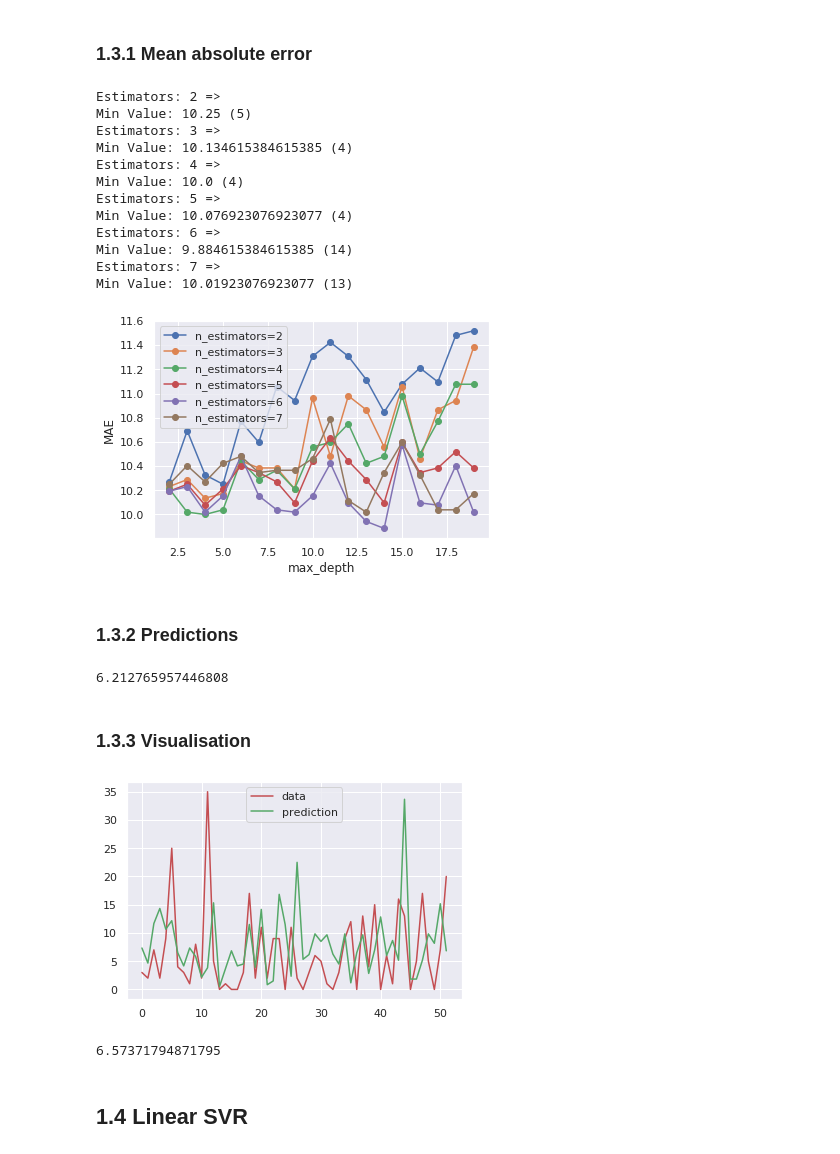
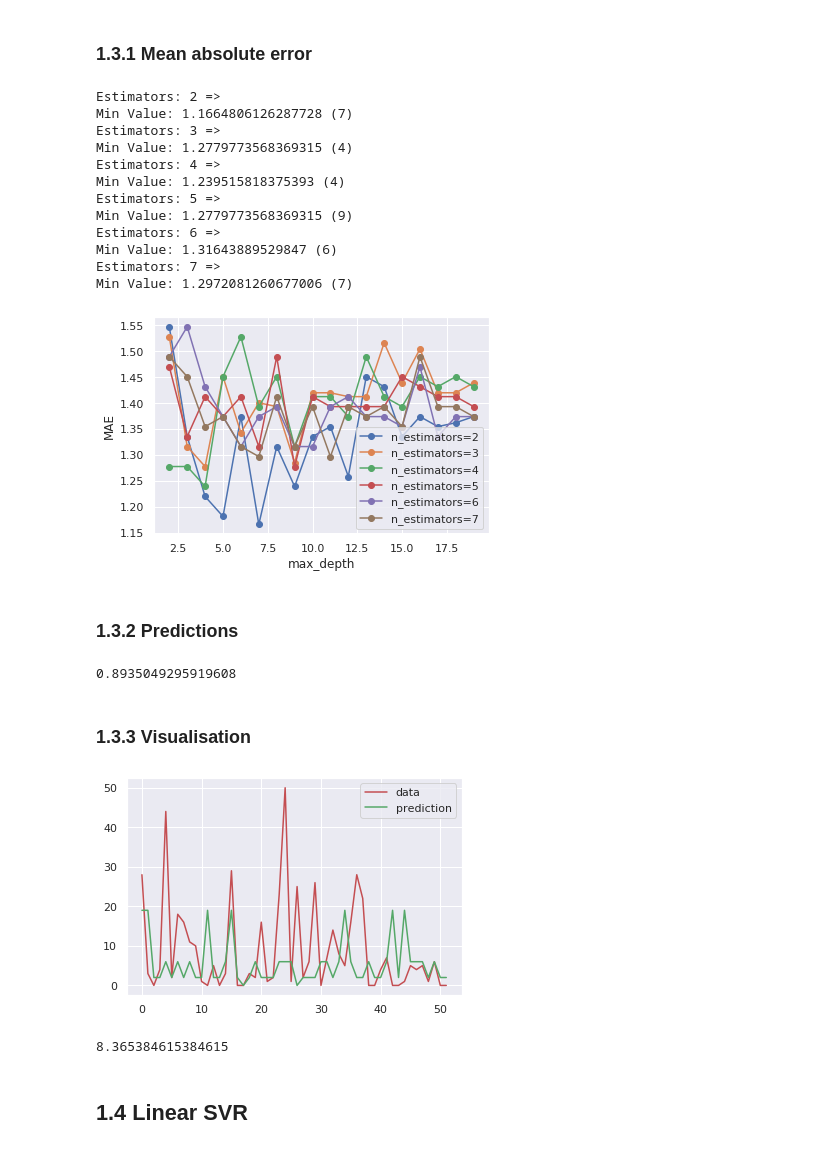
Before and after one commit to GummyBearStudioTeam/ESI_MLTechniques, a Jupyter notebook: Milestone2_Supervised.ipynb, the cells around one changed output. Drawn from its saved outputs; the diff is of its cells as text; code cells hidden in the pictures.

```diff
--- a/Milestone2_Supervised.ipynb
+++ b/Milestone2_Supervised.ipynb
@@ -207,7 +207,7 @@ class LogShift:
 
     @staticmethod
     def original(arr):
-        return np.rint(np.e ** np.log(arr + 1) - 1)
+        return np.rint(np.e ** arr - 1)
 # %%
 y_['normal'] = LogShift.normal(y_.values)
 # %%
@@ -484,6 +471,6 @@ Min Value: 9.557692307692308 (5)
 # %% [markdown]
 ### 1.2.2 Predictions
 # %%
-dt = DecisionTreeRegressor(max_depth=5)
+dt = DecisionTreeRegressor(max_depth=2)
 fit_regressor(dt, X_train, y_train)
 # %% [output]
@@ -511,34 +498,34 @@ for n in range(2, max_estimators):
 plt.show()
 # %% [output]
 Estimators: 2 =>
-Min Value: 10.25 (5)
+Min Value: 1.1664806126287728 (7)
 Estimators: 3 =>
-Min Value: 10.134615384615385 (4)
+Min Value: 1.2779773568369315 (4)
 Estimators: 4 =>
-Min Value: 10.0 (4)
+Min Value: 1.239515818375393 (4)
 Estimators: 5 =>
-Min Value: 10.076923076923077 (4)
+Min Value: 1.2779773568369315 (9)
 Estimators: 6 =>
-Min Value: 9.884615384615385 (14)
+Min Value: 1.31643889529847 (6)
 Estimators: 7 =>
-Min Value: 10.01923076923077 (13)
+Min Value: 1.2972081260677006 (7)
-[figure, old version]
+[figure, new version]
 # %% [markdown]
 ### 1.3.2 Predictions
 # %%
-rf = RandomForestRegressor(n_estimators=6, max_depth=14, criterion='mae', random_state=0)
+rf = RandomForestRegressor(n_estimators=2, max_depth=7, criterion='mae', random_state=0)
 fit_regressor(rf, X_train, y_train)
 # %% [output]
-6.212765957446808
+0.8935049295919608
 # %%
-y_pred = get_predictions(rf, X_test)
+y_pred = LogShift.original(get_predictions(rf, X_test))
 # %% [markdown]
 ### 1.3.3 Visualisation
 # %%
-generate_visualization(y_pred, y_test)
+generate_visualization(y_pred, LogShift.original(y_test))
 # %% [output]
-[figure, old version]
+[figure, new version]
-6.57371794871795
+8.365384615384615
 # %% [markdown]
 ## 1.4 Linear SVR
 # %% [markdown]
```
Also changed, not shown: parts of 32 cells of this notebook.
